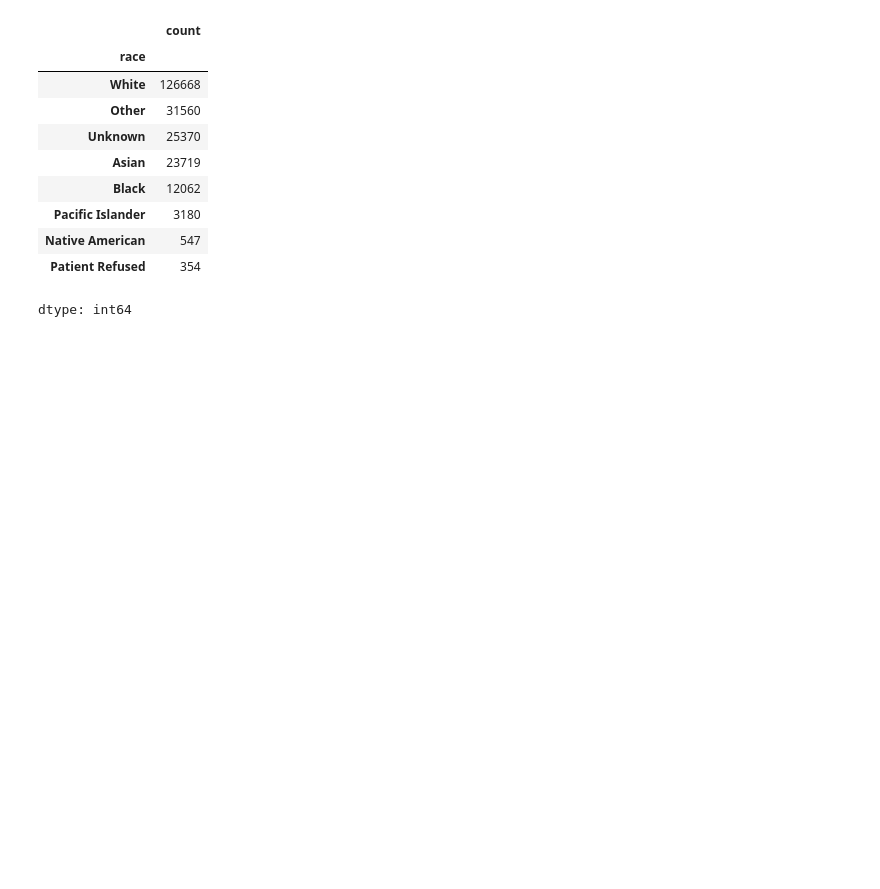
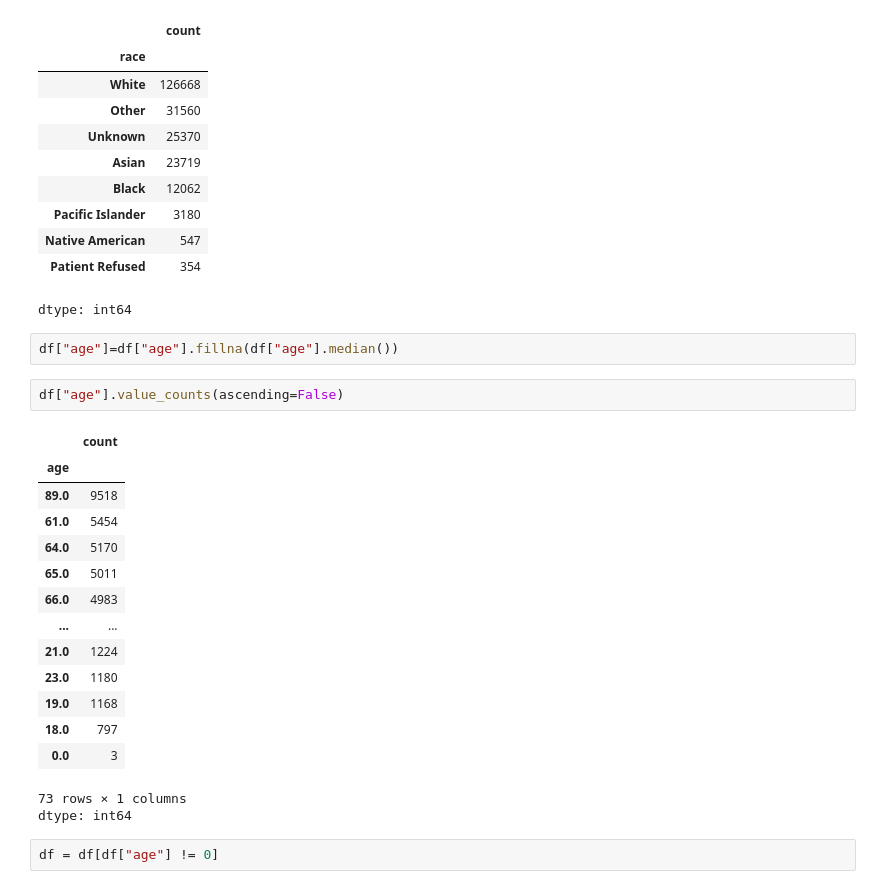
Before and after one commit to adityab-tech/Machine-Unlearning, a Jupyter notebook: EDA.ipynb, the cells around one changed output. Cells and saved outputs as stored; diff of their text form; blank space fills up the shorter version.

```diff
--- a/EDA.ipynb
+++ b/EDA.ipynb
@@ -292,3 +297,25 @@ df["race"].value_counts(dropna=False)
 | Native American | 547 |
 | Patient Refused | 354 |
 dtype: int64
+# %%
+df["age"]=df["age"].fillna(df["age"].median())
+# %%
+df["age"].value_counts(ascending=False)
+# %% [output]
+|  | count |
+| age |  |
+| 89.0 | 9518 |
+| 61.0 | 5454 |
+| 64.0 | 5170 |
+| 65.0 | 5011 |
+| 66.0 | 4983 |
+| ... | ... |
+| 21.0 | 1224 |
+| 23.0 | 1180 |
+| 19.0 | 1168 |
+| 18.0 | 797 |
+| 0.0 | 3 |
+73 rows × 1 columns
+dtype: int64
+# %%
+df = df[df["age"] != 0]
```
Also changed, not shown: parts of 10 cells of this notebook.
